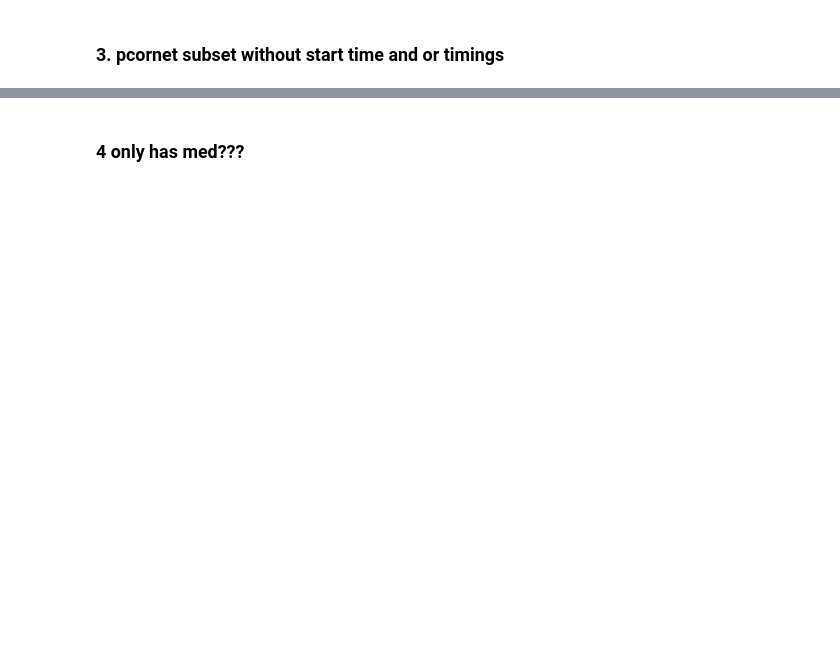
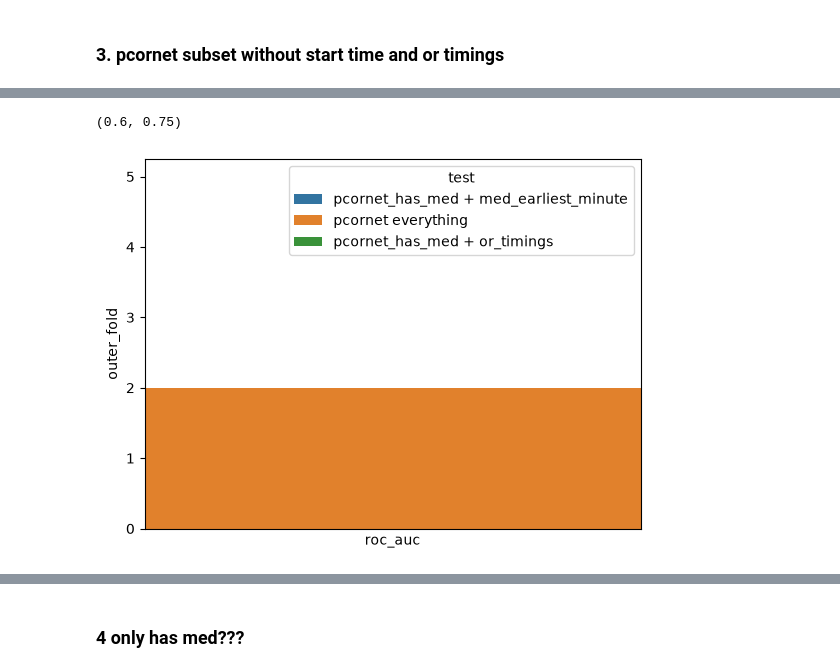
Before and after one commit to wake-forest-ctsi/ammi_wake, a Jupyter notebook: ml/python/ssi/notebooks/importance_of_or_timings_for_paper.ipynb, the cells around one changed output, grey strips where cells are left out. Saved outputs shown, nothing was run; the diff lists cells and outputs as text; code cells hidden in the pictures; blank space fills up the shorter version.

```diff
--- a/ml/python/ssi/notebooks/importance_of_or_timings_for_paper.ipynb
+++ b/ml/python/ssi/notebooks/importance_of_or_timings_for_paper.ipynb
@@ -154,8 +276,10 @@ all_metrics
 # %%
 import seaborn as sns
 from matplotlib import pyplot as plt
 
-all_metrics['outer_fold'] = all_metrics['outer_fold'].astype(str)
-sns.barplot(all_metrics, y='outer_fold', x='roc_auc', hue='test')
+sns.barplot(all_metrics, y='outer_fold', x='roc_auc', hue='test', errorbar=None)
 plt.xlim([0.6, 0.75])
+# %% [output]
+(0.6, 0.75)
+[figure, added]
 # %%
```
Also changed, not shown: parts of 49 cells of this notebook, 12 other files.
